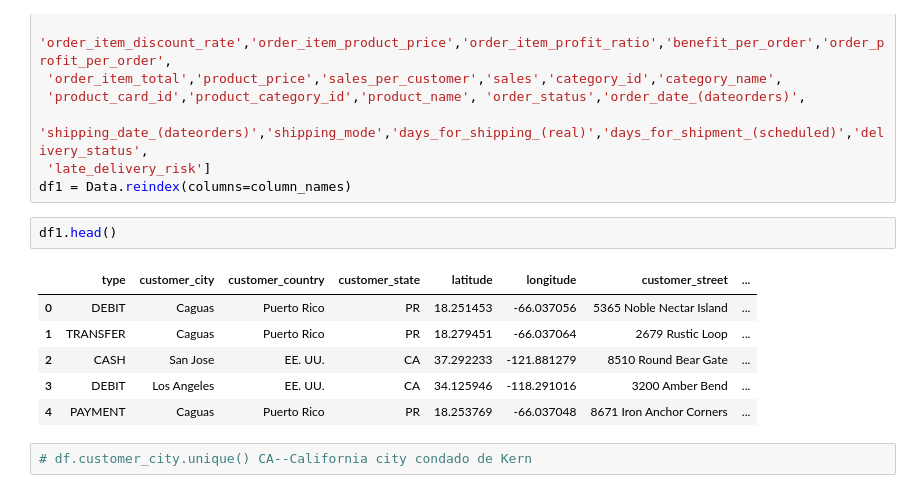
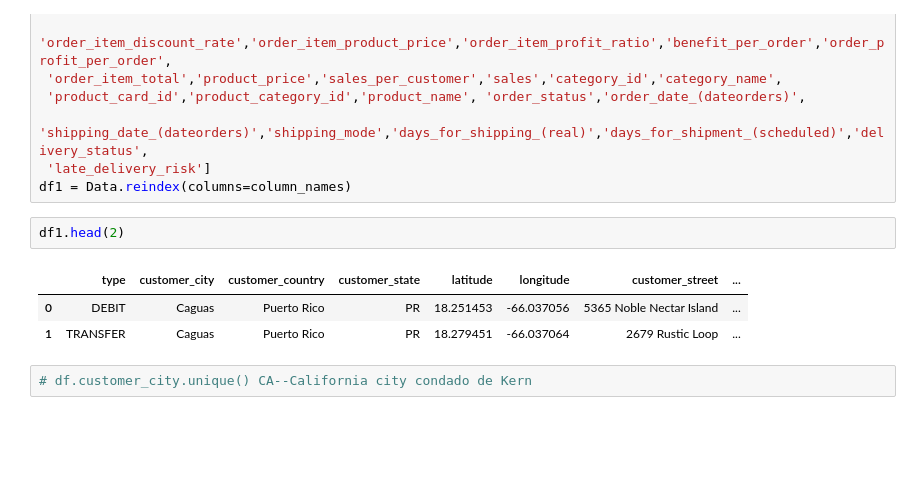
Before and after one commit to IsabelGarcia11/Final-Project-, a Jupyter notebook: Code/DataCo.ipynb, the cells around one changed output. Saved outputs shown, nothing was run; the diff lists cells and outputs as text; blank space fills up the shorter version.

```diff
--- a/Code/DataCo.ipynb
+++ b/Code/DataCo.ipynb
@@ -108,13 +102,10 @@ column_names = [ 'type','customer_city','customer_country','customer_state','lat
  'late_delivery_risk']
 df1 = Data.reindex(columns=column_names)
 # %%
-df1.head()
+df1.head(2)
 # %% [output]
 |  | type | customer_city | customer_country | customer_state | latitude | longitude | customer_street | ... |
 | 0 | DEBIT | Caguas | Puerto Rico | PR | 18.251453 | -66.037056 | 5365 Noble Nectar Island | ... |
 | 1 | TRANSFER | Caguas | Puerto Rico | PR | 18.279451 | -66.037064 | 2679 Rustic Loop | ... |
-| 2 | CASH | San Jose | EE. UU. | CA | 37.292233 | -121.881279 | 8510 Round Bear Gate | ... |
-| 3 | DEBIT | Los Angeles | EE. UU. | CA | 34.125946 | -118.291016 | 3200 Amber Bend | ... |
-| 4 | PAYMENT | Caguas | Puerto Rico | PR | 18.253769 | -66.037048 | 8671 Iron Anchor Corners | ... |
 # %%
 # df.customer_city.unique() CA--California city condado de Kern
```
Also changed, not shown: parts of 20 cells of this notebook, 8 other files.
